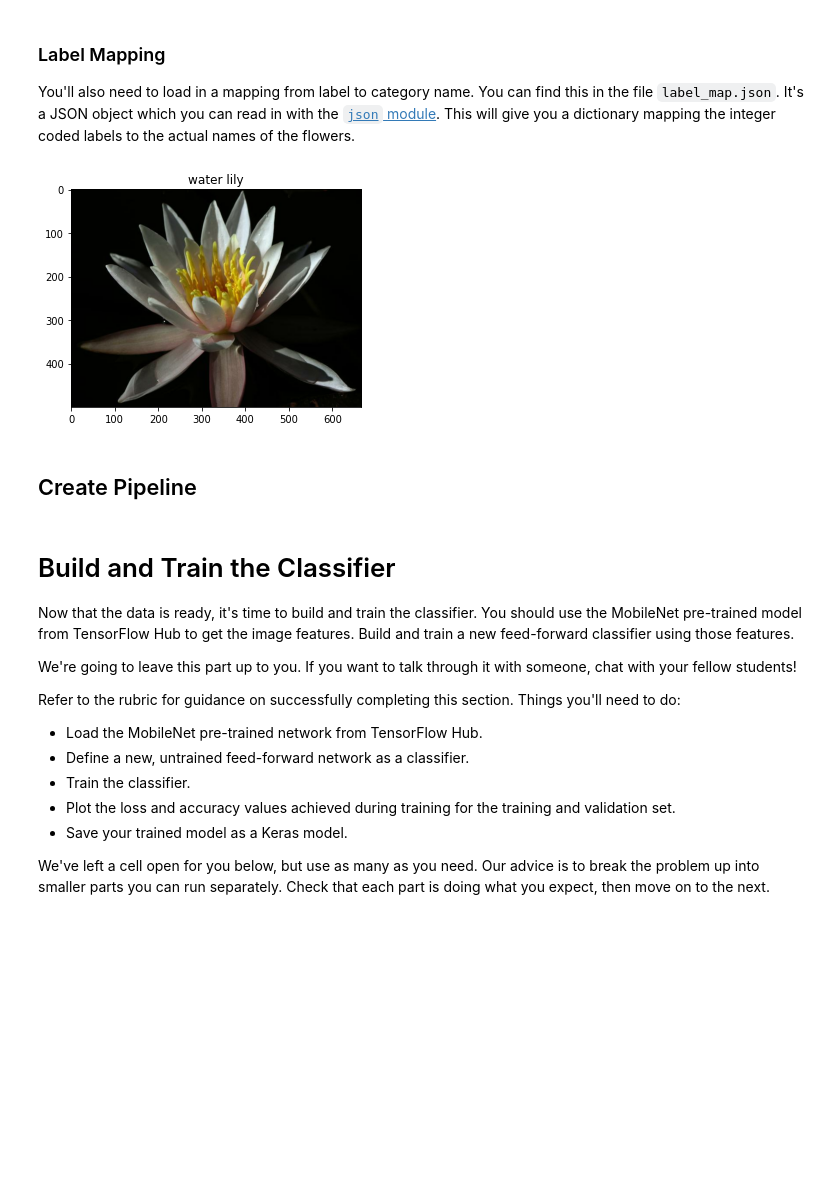
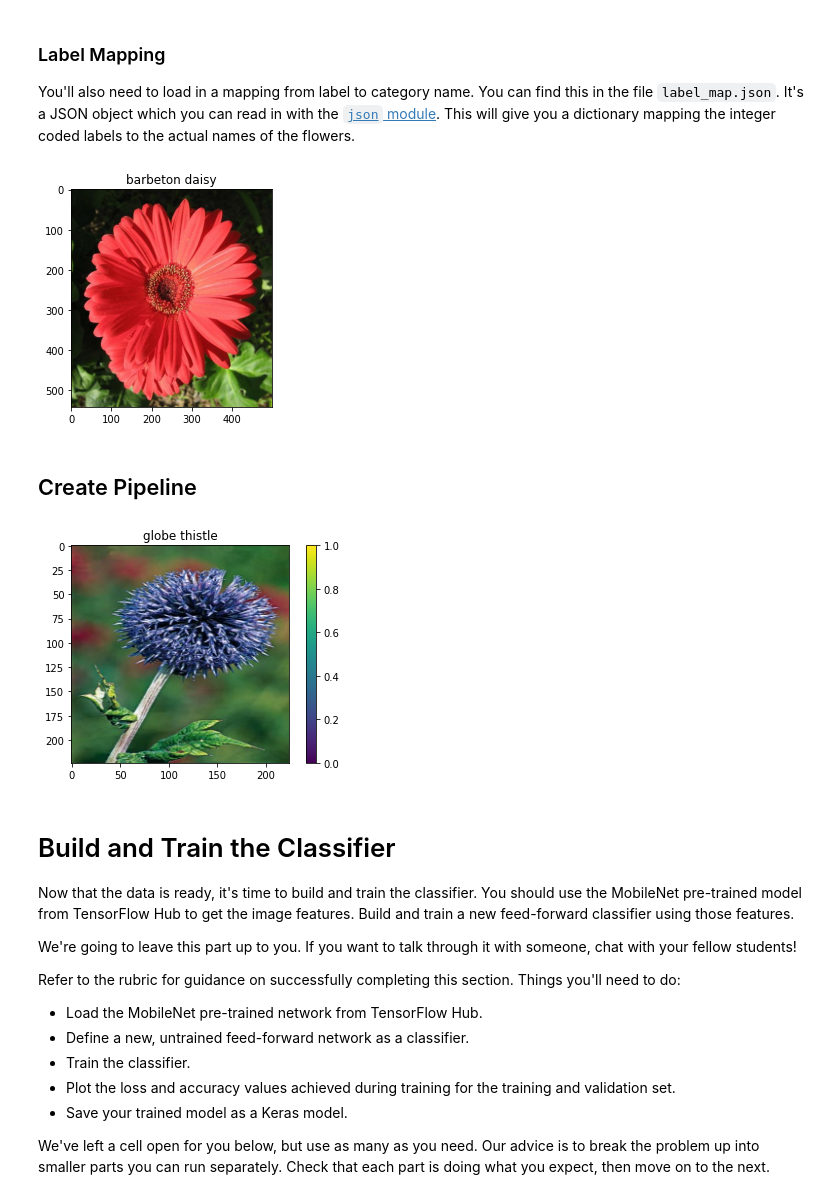
Before and after one commit to dendrenn/intro-to-ml-tensorflow, a Jupyter notebook: p2_image_classifier/Project_Image_Classifier_Project.ipynb, the cells around one changed output. Drawn from its saved outputs; the diff is of its cells as text; code cells hidden in the pictures; blank space fills up the shorter version.

Commit message:
Completed data preparation section.

```diff
--- a/p2_image_classifier/Project_Image_Classifier_Project.ipynb
+++ b/p2_image_classifier/Project_Image_Classifier_Project.ipynb
@@ -54,14 +54,14 @@ The validation and testing sets are used to measure the model's performance on d
 dataset, dataset_info = tfds.load('oxford_flowers102', as_supervised=True, with_info=True)
 
 # TODO: Create a training set, a validation set and a test set.
-training_set, validation_set, test_set = dataset['train'], dataset['validation'], dataset['test']
+training_set, validation_set, test_set = dataset['test'], dataset['validation'], dataset['train'] # Reassigning sets to make better use of data -- see: https://github.com/tensorflow/datasets/issues/3022
 # %% [markdown]
 ## Explore the Dataset
 # %%
 # TODO: Get the number of examples in each set from the dataset info.
-num_training_examples = dataset_info.splits['train'].num_examples
+num_training_examples = dataset_info.splits['test'].num_examples
 num_validation_examples = dataset_info.splits['validation'].num_examples
-num_test_examples = dataset_info.splits['test'].num_examples
+num_test_examples = dataset_info.splits['train'].num_examples
 print(f"Number of Training Examples: {num_training_examples}")
 print(f"Number of Validation Examples: {num_validation_examples}")
 print(f"Number of Test Examples: {num_test_examples}\n")
@@ -77,7 +77,7 @@ Number of Test Examples: 6149
 Number of Classes: 102
 # %%
 # TODO: Print the shape and corresponding label of 3 images in the training set.
-for image, label in training_set.take(1):
+for image, label in training_set.take(3):
   print(f"Image Shape: {image.shape}")
   print(f"Image Label: {label}\n")
 # %% [output]
@@ -122,6 +122,6 @@ plt.imshow(image)
 plt.title(class_names[str(label)])
 plt.show()
 # %% [output]
-[figure, old version]
+[figure, new version]
 # %% [markdown]
 ## Create Pipeline
@@ -130,3 +128,29 @@ plt.show()
+# %%
+# TODO: Create a pipeline for each set.
+BATCH_SIZE = 64
+IMAGE_SIZE = 224
+
+def format_image(image, label):
+  image = tf.cast(image, tf.float32)
+  image = tf.image.resize(image, (IMAGE_SIZE, IMAGE_SIZE))
+  image /= 255
+  return image, label
+
+training_batches = training_set.shuffle(num_training_examples//4).map(format_image).batch(BATCH_SIZE).prefetch(1)
+validation_batches = validation_set.map(format_image).batch(BATCH_SIZE).prefetch(1)
+test_batches = test_set.map(format_image).batch(BATCH_SIZE).prefetch(1)
+# %%
+# Inspect formatted image
+for image_batch, label_batch in training_batches.take(1):
+  images = image_batch.numpy().squeeze()
+  labels = label_batch.numpy()
+
+plt.imshow(images[0])
+plt.colorbar()
+plt.title(class_names[str(labels[0]+1)])
+plt.show()
+# %% [output]
+[figure, added]
 # %% [markdown]
 # Build and Train the Classifier
 
```
Also changed, not shown: parts of 5 cells of this notebook.
